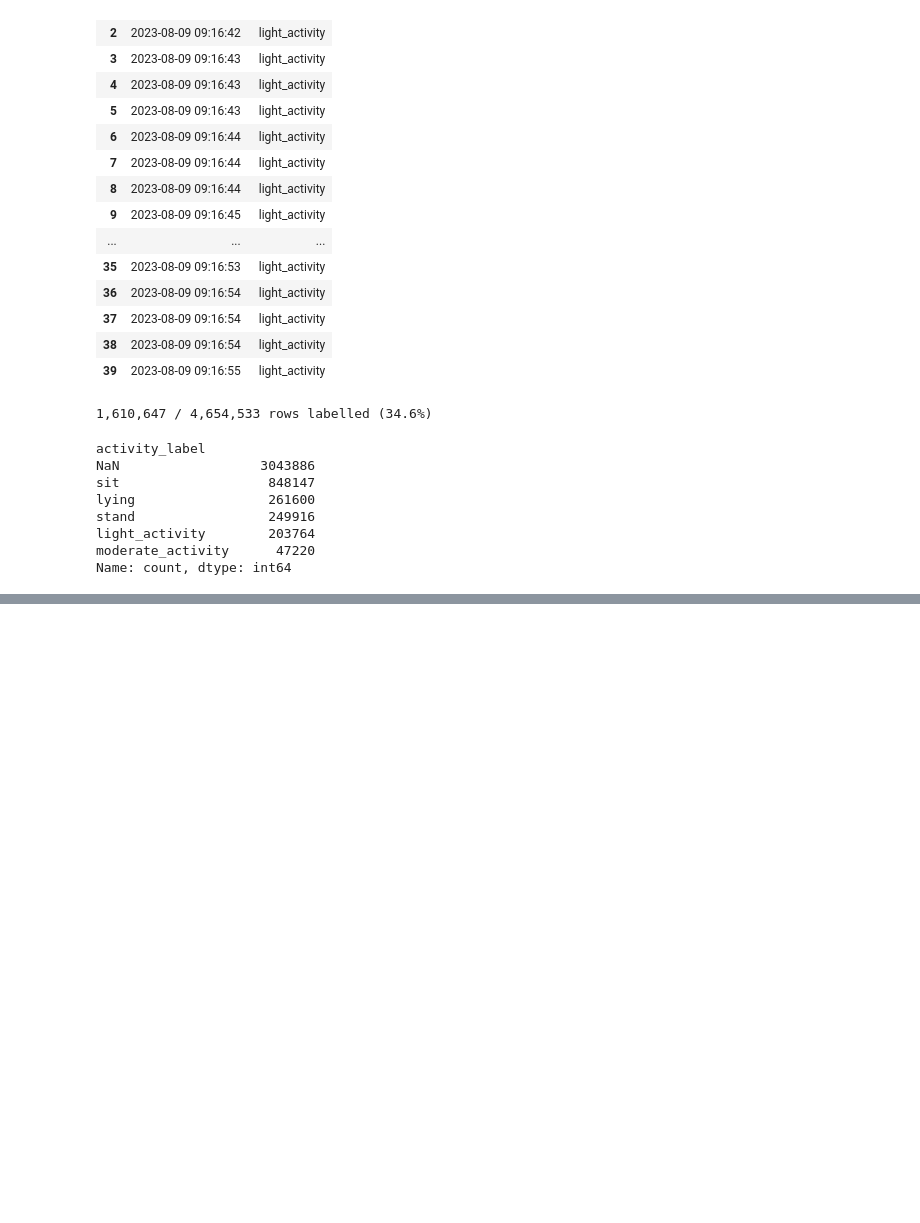
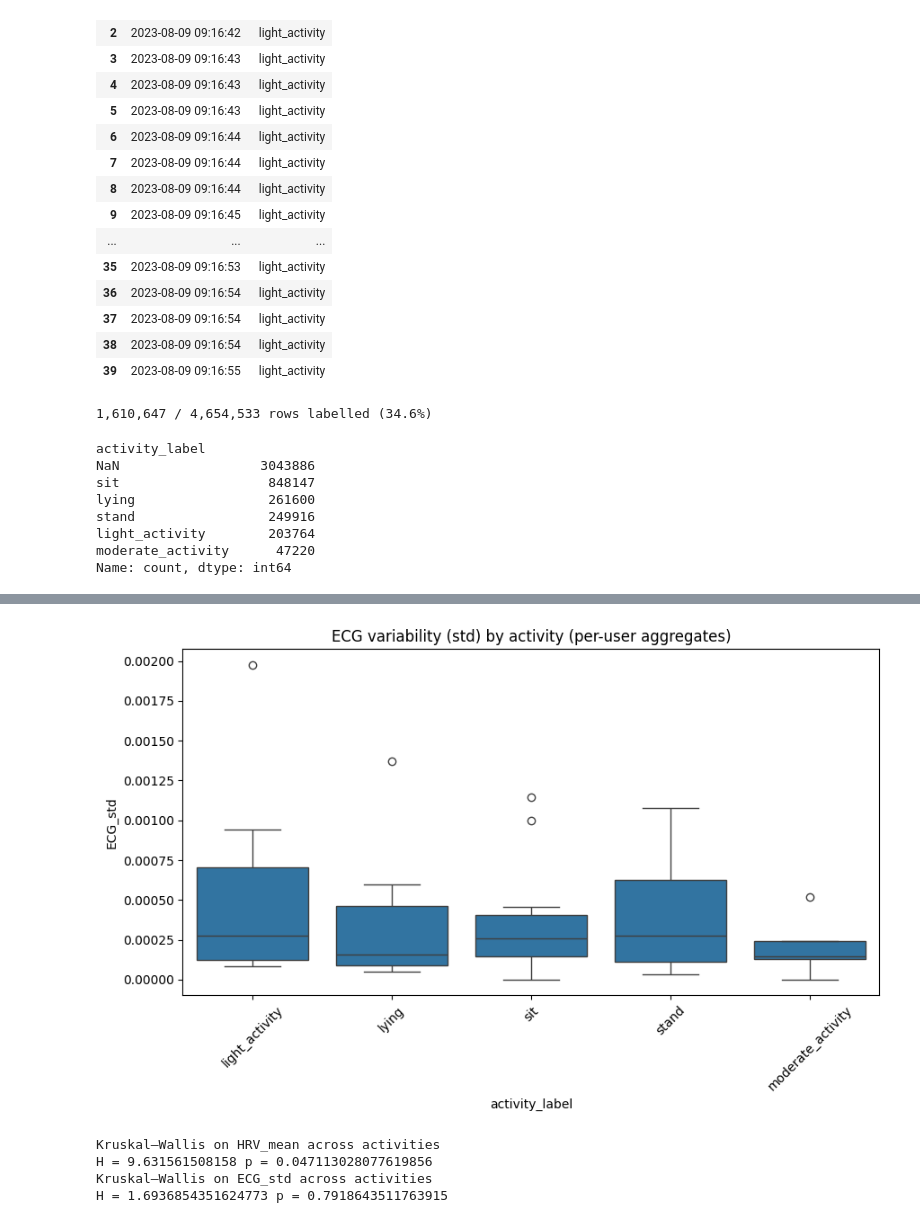
Before and after one commit to james-burdon/MDM3-dynamic-therapeutics, a Jupyter notebook: EDF_Activity_Analysis.ipynb, the cells around one changed output, grey strips where cells are left out. Drawn from its saved outputs; the diff is of its cells as text; code cells hidden in the pictures; blank space fills up the shorter version.

```diff
--- a/EDF_Activity_Analysis.ipynb
+++ b/EDF_Activity_Analysis.ipynb
@@ -385,3 +385,14 @@ stand                 249916
 light_activity        203764
 moderate_activity      47220
 Name: count, dtype: int64
+# %%
+df = physiological_labelled.copy()
+
+num_cols = ["HRV", "ECG", "Accelerometer_X", "Accelerometer_Y", "Accelerometer_Z"]
+for c in num_cols:
+    df[c] = pd.to_numeric(df[c], errors="coerce")
+
+# Optional: drop rows missing any key numeric signal for stats
+df = df.dropna(subset=["HRV", "ECG", "Accelerometer_X", "Accelerometer_Y", "Accelerometer_Z"])
+
+df[num_cols].dtypes
@@ -387,0 +462,33 @@ Name: count, dtype: int64
+# %%
+plt.figure(figsize=(10,5))
+sns.boxplot(data=agg, x="activity_label", y="ECG_std")
+plt.xticks(rotation=45)
+plt.title("ECG variability (std) by activity (per-user aggregates)")
+plt.show()
+# %% [output]
+[figure, added]
+# %%
+from scipy.stats import kruskal
+
+labels = agg["activity_label"].unique()
+groups = [agg.loc[agg["activity_label"] == lab, "HRV_mean"].dropna() for lab in labels]
+
+stat, p = kruskal(*groups)
+print("Kruskal–Wallis on HRV_mean across activities")
+print("H =", stat, "p =", p)
+
+
+groups_ecg = [
+    agg.loc[agg["activity_label"] == label, "ECG_std"]
+    for label in agg["activity_label"].unique()
+]
+
+H_ecg, p_ecg = kruskal(*groups_ecg)
+
+print("Kruskal–Wallis on ECG_std across activities")
+print("H =", H_ecg, "p =", p_ecg)
+# %% [output]
+Kruskal–Wallis on HRV_mean across activities
+H = 9.631561508158 p = 0.047113028077619856
+Kruskal–Wallis on ECG_std across activities
+H = 1.6936854351624773 p = 0.7918643511763915
```
Also changed, not shown: parts of 4 cells of this notebook.
